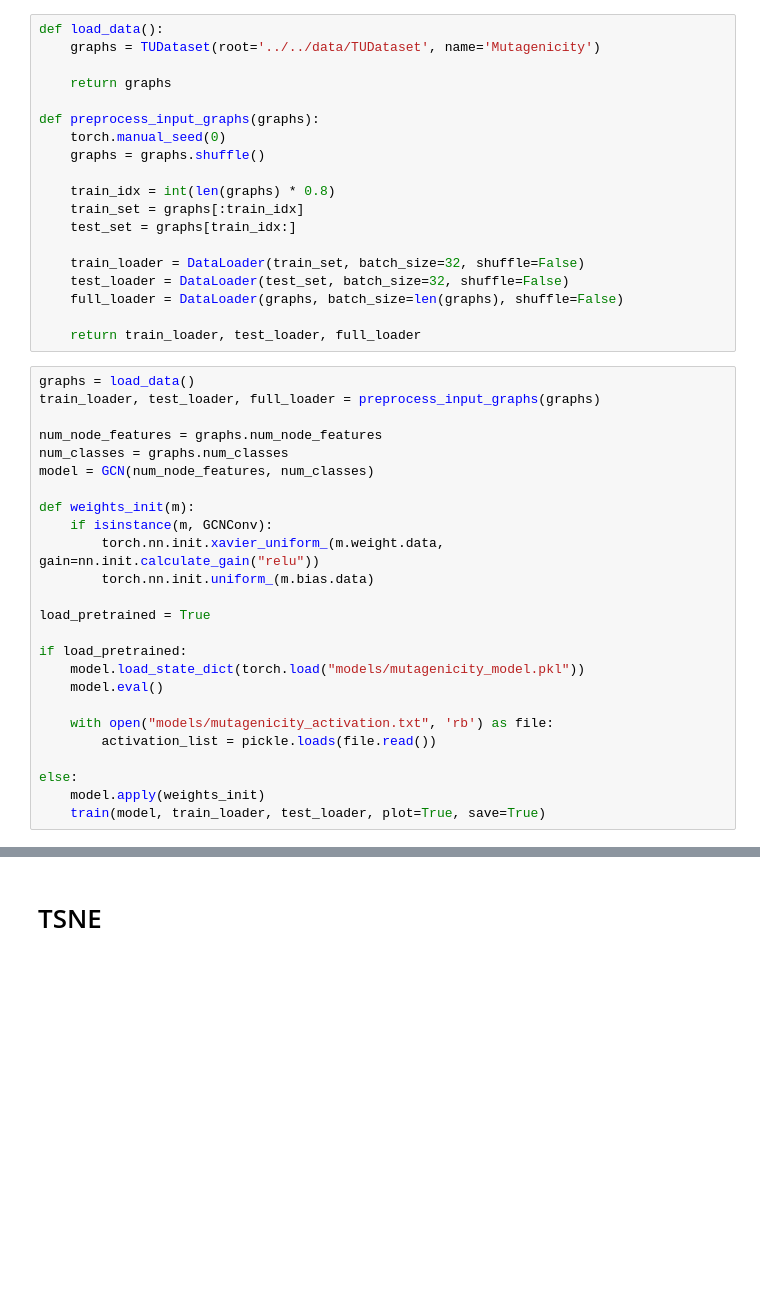
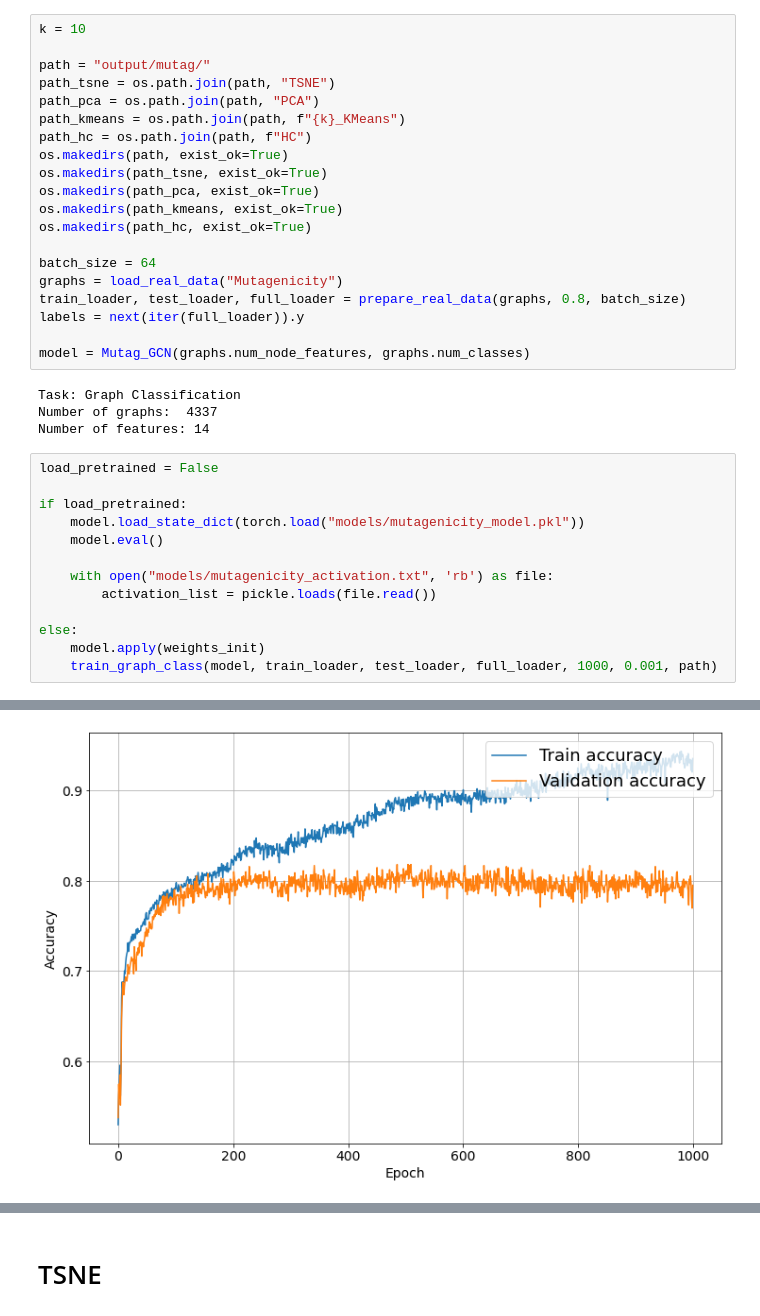
Before and after one commit to CharlotteMagister/GCExplainer, a Jupyter notebook: src/k_clustering/Mutag_Shapes.ipynb, the cells around one changed output, grey strips where cells are left out. Saved outputs shown, nothing was run; the diff lists cells and outputs as text; blank space fills up the shorter version.

```diff
--- a/src/k_clustering/Mutag_Shapes.ipynb
+++ b/src/k_clustering/Mutag_Shapes.ipynb
@@ -167,36 +42,29 @@ def train(model, train_loader, test_loader, plot=False, save=False):
-# %%
-def load_data():
-    graphs = TUDataset(root='../../data/TUDataset', name='Mutagenicity')
-
-    return graphs
-
-def preprocess_input_graphs(graphs):
-    torch.manual_seed(0)
-    graphs = graphs.shuffle()
-
-    train_idx = int(len(graphs) * 0.8)
-    train_set = graphs[:train_idx]
-    test_set = graphs[train_idx:]
-
-    train_loader = DataLoader(train_set, batch_size=32, shuffle=False)
-    test_loader = DataLoader(test_set, batch_size=32, shuffle=False)
-    full_loader = DataLoader(graphs, batch_size=len(graphs), shuffle=False)
-
-    return train_loader, test_loader, full_loader
+# %%
+k = 10
+
+path = "output/mutag/"
+path_tsne = os.path.join(path, "TSNE")
+path_pca = os.path.join(path, "PCA")
+path_kmeans = os.path.join(path, f"{k}_KMeans")
+path_hc = os.path.join(path, f"HC")
+os.makedirs(path, exist_ok=True)
+os.makedirs(path_tsne, exist_ok=True)
+os.makedirs(path_pca, exist_ok=True)
+os.makedirs(path_kmeans, exist_ok=True)
+os.makedirs(path_hc, exist_ok=True)
+
+batch_size = 64
+graphs = load_real_data("Mutagenicity")
+train_loader, test_loader, full_loader = prepare_real_data(graphs, 0.8, batch_size)
+labels = next(iter(full_loader)).y
+
+model = Mutag_GCN(graphs.num_node_features, graphs.num_classes)
+# %% [output]
+Task: Graph Classification
+Number of graphs:  4337
+Number of features: 14
 # %%
-graphs = load_data()
-train_loader, test_loader, full_loader = preprocess_input_graphs(graphs)
-
-num_node_features = graphs.num_node_features
-num_classes = graphs.num_classes
-model = GCN(num_node_features, num_classes)
-
-def weights_init(m):
-    if isinstance(m, GCNConv):
-        torch.nn.init.xavier_uniform_(m.weight.data, gain=nn.init.calculate_gain("relu"))
-        torch.nn.init.uniform_(m.bias.data)
-
-load_pretrained = True
+load_pretrained = False
 
 if load_pretrained:
     model.load_state_dict(torch.load("models/mutagenicity_model.pkl"))
@@ -207,4 +75,5 @@ if load_pretrained:
 
 else:
     model.apply(weights_init)
-    train(model, train_loader, test_loader, plot=True, save=True)
+    train_graph_class(model, train_loader, test_loader, full_loader, 1000, 0.001, path)
+# %% [output]
@@ -210,0 +81 @@ else:
+[figure, added]
```
Also changed, not shown: parts of 45 cells of this notebook, 7 other files.
